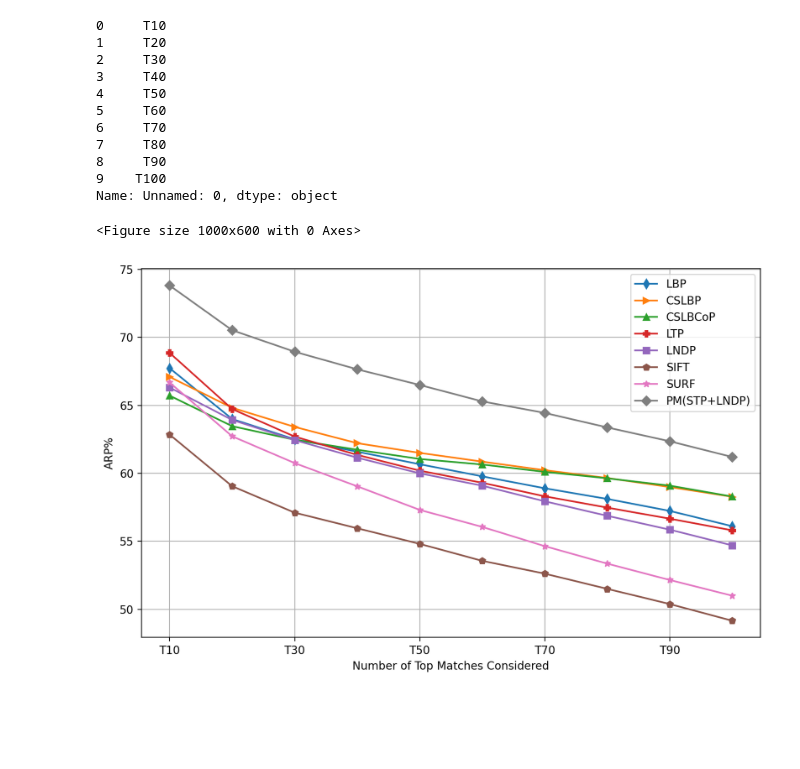
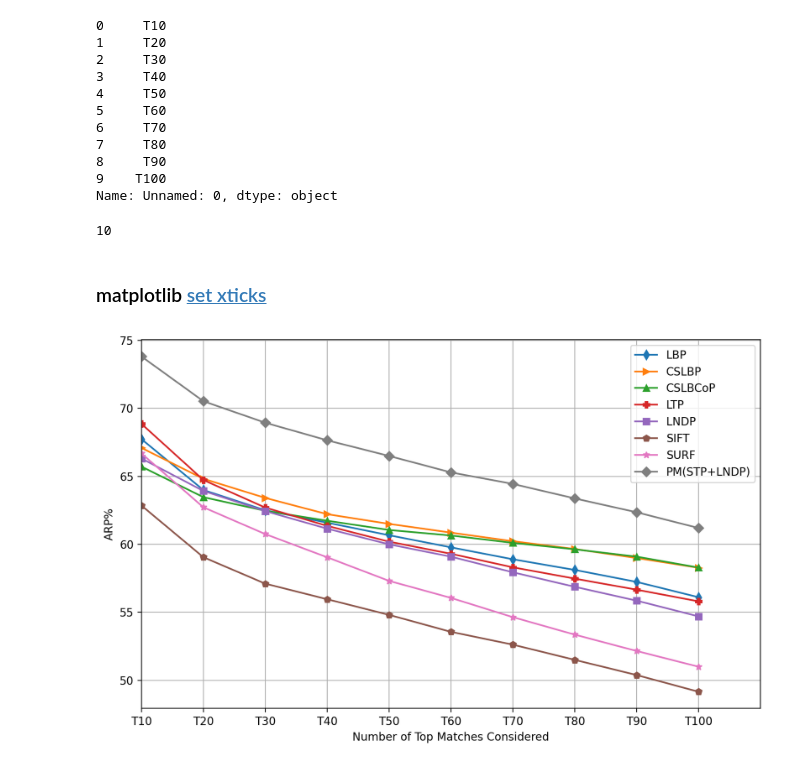
Before and after one commit to anikde/my_notebooks, a Jupyter notebook: pandas-readfromExcelandPlot.ipynb, the cells around one changed output. Cells and saved outputs as stored; diff of their text form; code cells hidden in the pictures; blank space fills up the shorter version.

Commit message:
aligned origin and edited x-axis in  plot

```diff
--- a/pandas-readfromExcelandPlot.ipynb
+++ b/pandas-readfromExcelandPlot.ipynb
@@ -96,18 +96,26 @@ dff = df
 # %%
 ## replacing original indexs
 dff.index = row_indexs
+# %%
+print(len(row_indexs))
+# %% [output]
+10
+# %% [markdown]
+### matplotlib [set xticks](https://matplotlib.org/stable/api/_as_gen/matplotlib.pyplot.xticks.html)
 # %%
+import numpy as np
 plt.rcParams['figure.figsize'] = [10, 6]
 plt.rcParams['figure.dpi'] = 200 # 200 e.g. is really fine, but slower
 
 dff.plot(style=["d-", ">-", "^-", "P-","s-", "p-", "*-", "D-"],
        xlabel='Number of Top Matches Considered',
        ylabel="ARP%")
 
 plt.grid()
-# plt.xticks(row_indexs.to_numpy())
+# plt.xticks(np.arange(len(row_indexs)), ['T10','T20', 'T30','T40','T50','T60','T70','T80','T90','T100',])
+plt.xticks(np.arange(len(row_indexs)), row_indexs)
+plt.xlim([0, 10])
 plt.show()
 # plt.savefig("comparisionGraph.pdf")
 # %% [output]
-<Figure size 1000x600 with 0 Axes>
-[figure, old version]
+[figure, new version]
```
